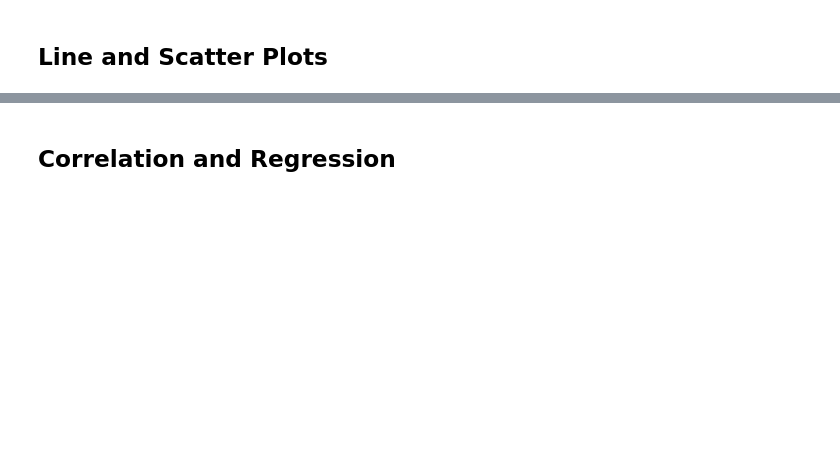
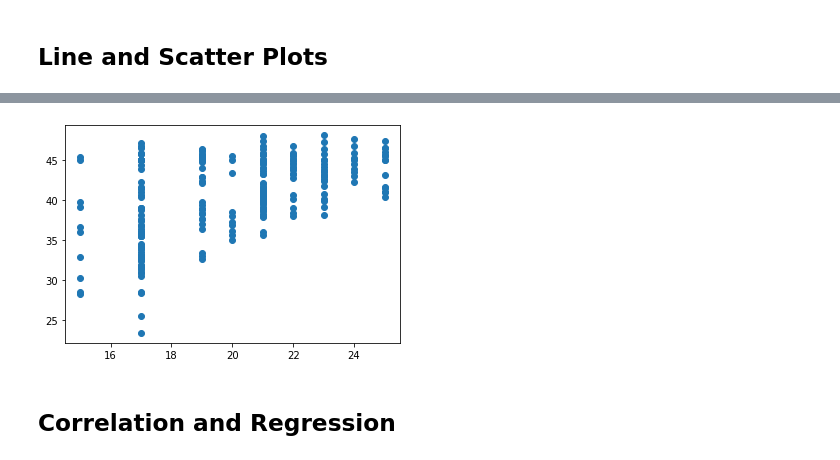
Before and after one commit to tonygardella5/Matplotlib-challenge, a Jupyter notebook: pymaceuticals.ipynb, the cells around one changed output, grey strips where cells are left out. Drawn from its saved outputs; the diff is of its cells as text; code cells hidden in the pictures; blank space fills up the shorter version.

```diff
--- a/pymaceuticals.ipynb
+++ b/pymaceuticals.ipynb
@@ -279,5 +290,20 @@ plt.show()
 # %%
 # Generate a scatter plot of mouse weight versus average tumor volume for the Capomulin regimen
+capomulin_only = clean_results.loc[clean_results['Drug Regimen']=='Capomulin']
+
+
+x_axis = list(capomulin_only['Tumor Volume (mm3)'])
+y_axis = list(capomulin_only['Weight (g)'])
+
+plt.scatter(y_axis,x_axis)
+plt.xlabel("")
+plt.ylabel("")
+plt.title("")
+
+
+plt.show()
+# %% [output]
+[figure, added]
 # %% [markdown]
 ## Correlation and Regression
 # %%
```
Also changed, not shown: parts of 5 cells of this notebook.
